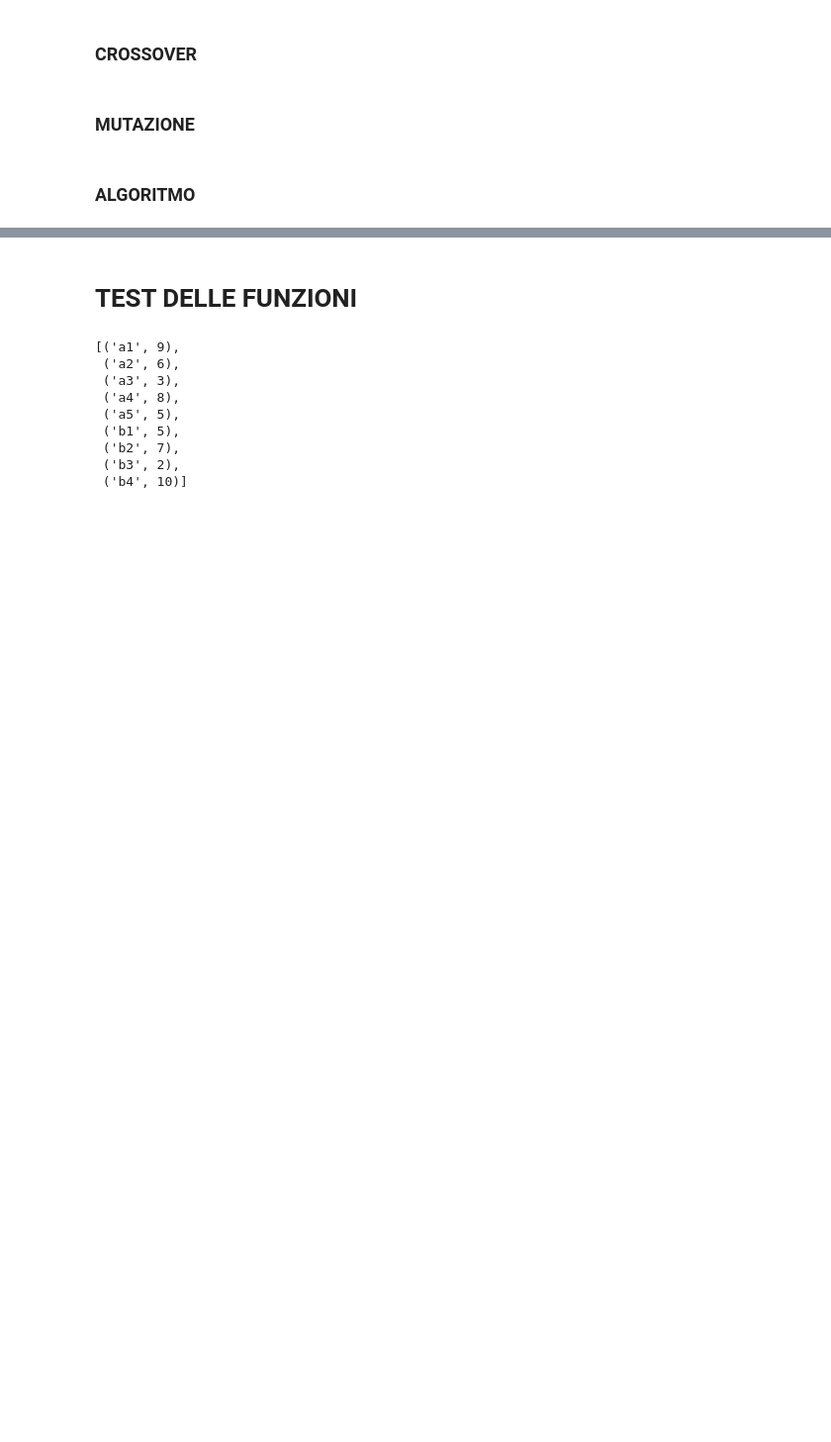
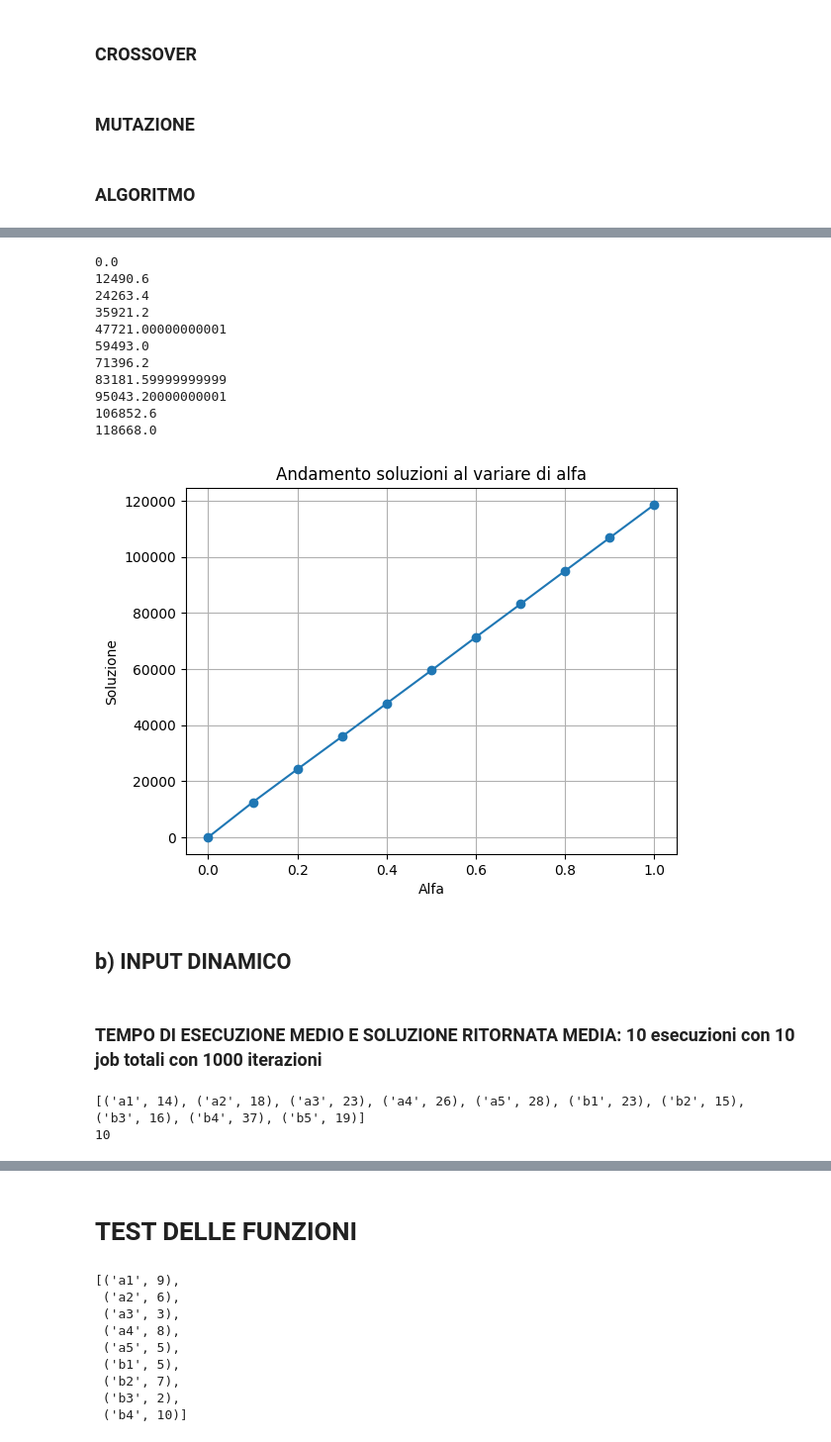
Before and after one commit to FabLetizia/Job-shop-scheduling, a Jupyter notebook: geneticAlg.ipynb, the cells around one changed output, grey strips where cells are left out. Shown at 99% size. Drawn from its saved outputs; the diff is of its cells as text; code cells hidden in the pictures; blank space fills up the shorter version.

```diff
--- a/geneticAlg.ipynb
+++ b/geneticAlg.ipynb
@@ -157,0 +261,39 @@ best_eval
+# %%
+
+# Lista per memorizzare i valori di alfa
+alfas = []
+# Lista per memorizzare i valori di y
+soluzioni = []
+n_iter = 1000
+
+# Chiamata del metodo con alfa che varia da 0 a 1 con incremento di 0.1
+for alfa in [i / 10.0 for i in range(11)]:
+    alfas.append(alfa)
+    best, best_eval = genetic_algorithm_alfa(jobs, n_iter, n_pop, r_cross, r_mut, alfa)
+    print(best_eval)
+    soluzioni.append(best_eval)
+
+# Plot dei risultati
+plt.plot(alfas, soluzioni, marker='o')
+plt.xlabel('Alfa')
+plt.ylabel('Soluzione')
+plt.title('Andamento soluzioni al variare di alfa')
+plt.grid(True)
+plt.show()
+# %% [output]
+0.0
+12490.6
+24263.4
+35921.2
+47721.00000000001
+59493.0
+71396.2
+83181.59999999999
+95043.20000000001
+106852.6
+118668.0
+[figure, added]
+# %% [markdown]
+## b) INPUT DINAMICO
+# %% [markdown]
+### TEMPO DI ESECUZIONE MEDIO E SOLUZIONE RITORNATA MEDIA: 10 esecuzioni con 10 job totali con 1000 iterazioni
@@ -157,0 +339,14 @@ best_eval
+# %%
+# Lista per le tuple di A
+A = [('a{}'.format(i+1), random.randint(10, 50)) for i in range(5)]
+
+# Lista per le tuple di B
+B = [('b{}'.format(i+1), random.randint(10, 50)) for i in range(5)]
+
+jobs = A+B
+
+print(jobs)
+print(len(jobs))
+# %% [output]
+[('a1', 14), ('a2', 18), ('a3', 23), ('a4', 26), ('a5', 28), ('b1', 23), ('b2', 15), ('b3', 16), ('b4', 37), ('b5', 19)]
+10
```
Also changed, not shown: parts of 41 cells of this notebook.
